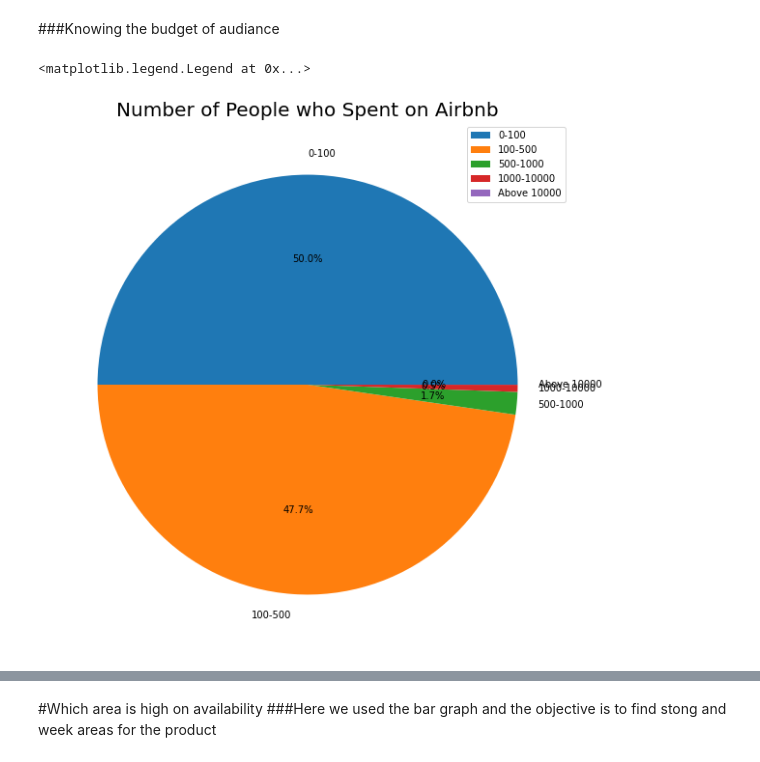
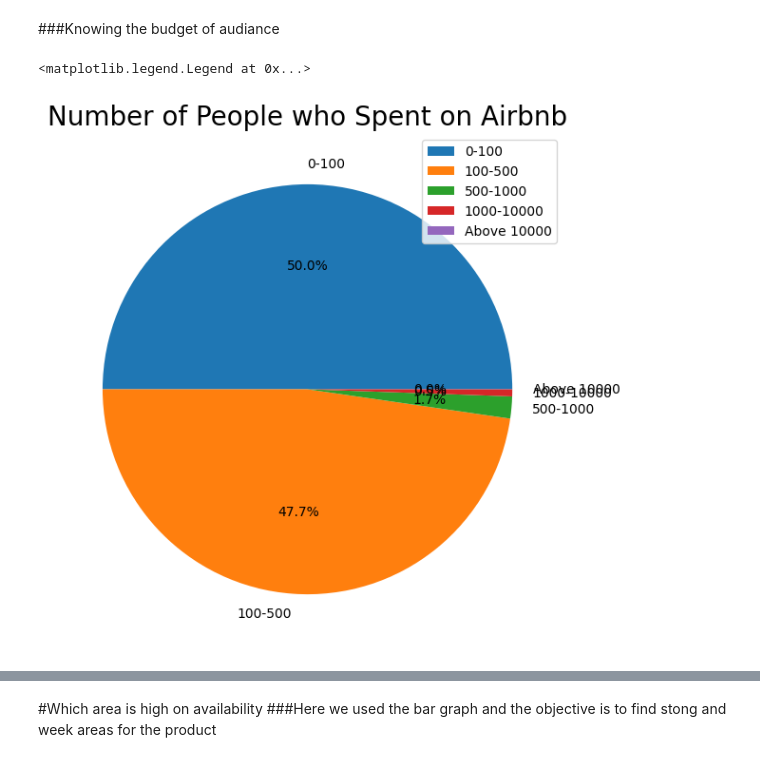
Before and after one commit to GauravDrive/CAPSTONE-PROJECT-almabetter, a Jupyter notebook: AirBnB.ipynb, the cells around one changed output, grey strips where cells are left out. Drawn from its saved outputs; the diff is of its cells as text; code cells hidden in the pictures.

```diff
--- a/AirBnB.ipynb
+++ b/AirBnB.ipynb
@@ -278,16 +275,16 @@ Text(0, 0.5, 'Availability Of Rooms')
 # %%
 People_spent_upto_100=len(A_BnB[A_BnB["Price"] >= 100])
 People_spent_upto_500=len(A_BnB[(A_BnB["Price"] >= 100) & (A_BnB["Price"] < 500)])
 People_spent_upto_1000= len(A_BnB[(A_BnB["Price"] >= 500) & (A_BnB["Price"] < 1000)])
 People_spent_upto_10000= len(A_BnB[(A_BnB["Price"] >= 1000) & (A_BnB["Price"] < 10000)])
 People_spent_less_10000= len(A_BnB[A_BnB["Price"] >= 10000])
 price ={'Price Range':['0-100', '100-500', '500-1000', '1000-10000', 'Above 10000'],
         'Number of People Choice':[People_spent_upto_100, People_spent_upto_500, People_spent_upto_1000, People_spent_upto_10000, People_spent_less_10000]}
 price=pd.DataFrame(price)
-plt.figure(figsize=(10, 10))
+plt.figure(figsize=(7, 7))
 plt.pie(price['Number of People Choice'], labels=price['Price Range'], autopct='%1.1f%%')
 plt.title("Number of People who Spent on Airbnb", fontsize=20)
 plt.legend(fontsize=10)
 # %% [output]
 <matplotlib.legend.Legend at 0x...>
-[figure, old version]
+[figure, new version]
```
Also changed, not shown: parts of 23 cells of this notebook.
